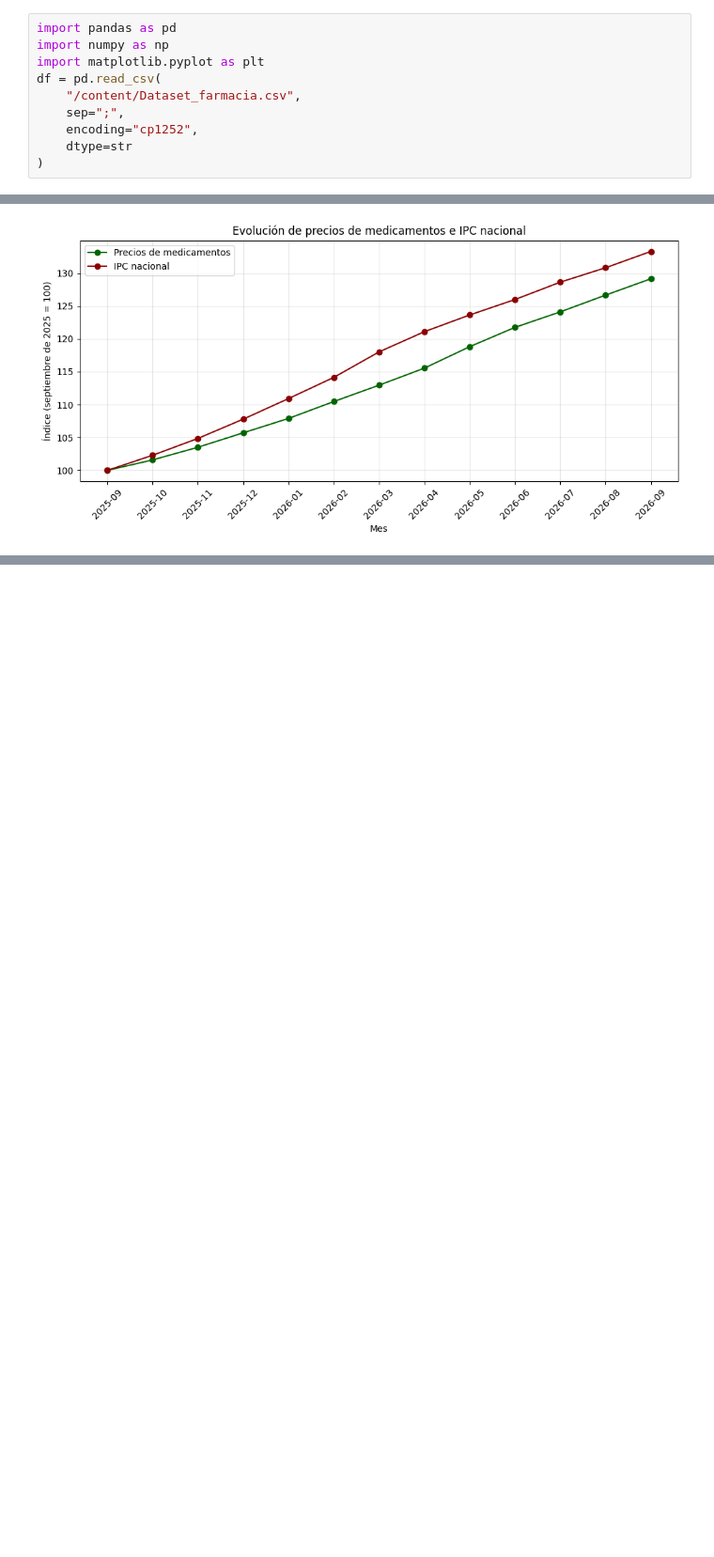
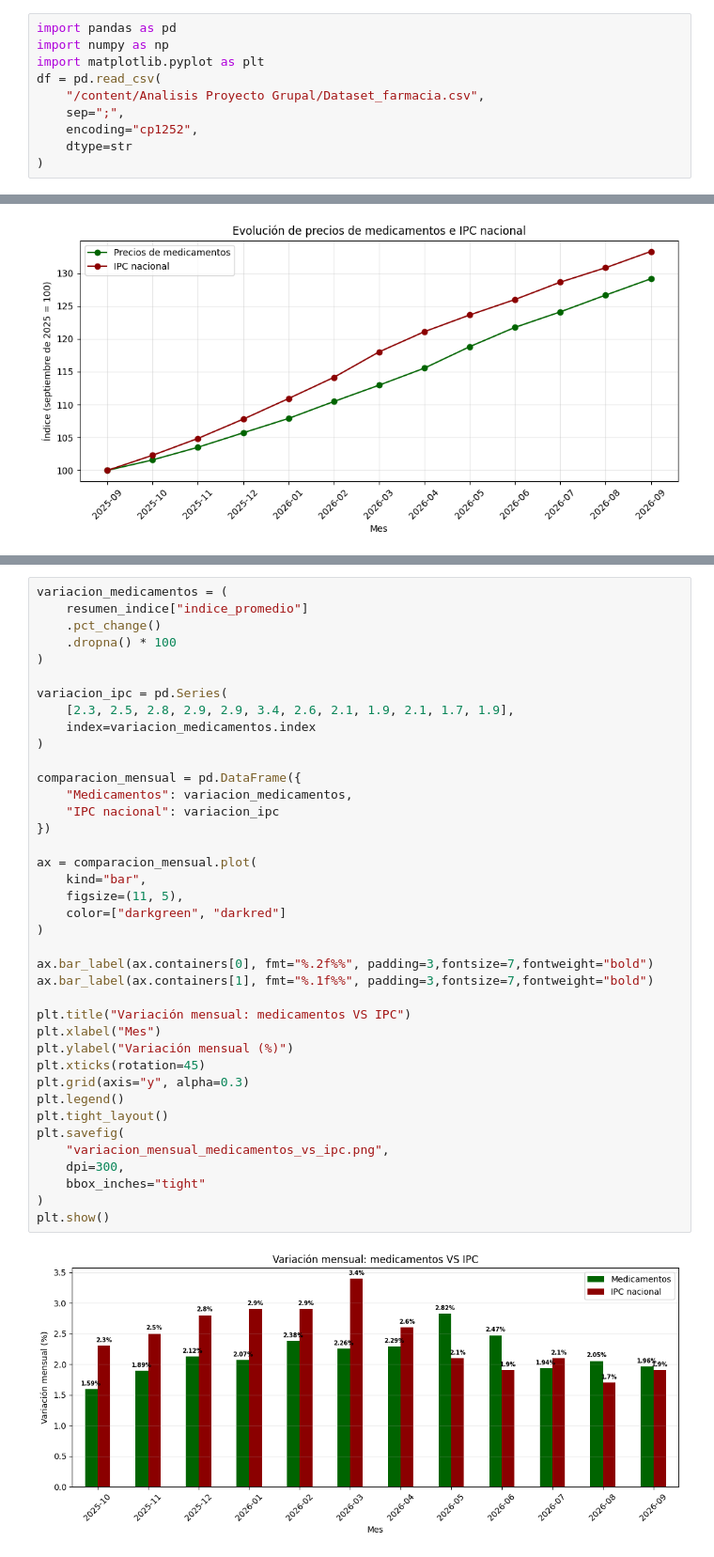
Before and after one commit to fjmv89/Trabajo-Practico-Grupal, a Jupyter notebook: Analisis.ipynb, the cells around one changed output, grey strips where cells are left out. Shown at 94% size. Cells and saved outputs as stored; diff of their text form; blank space fills up the shorter version.

```diff
--- a/Analisis.ipynb
+++ b/Analisis.ipynb
@@ -14,7 +14,7 @@ import pandas as pd
 import numpy as np
 import matplotlib.pyplot as plt
 df = pd.read_csv(
-    "/content/Dataset_farmacia.csv",
+    "/content/Analisis Proyecto Grupal/Dataset_farmacia.csv",
     sep=";",
     encoding="cp1252",
     dtype=str
@@ -575,0 +580,41 @@ plt.show()
+# %%
+variacion_medicamentos = (
+    resumen_indice["indice_promedio"]
+    .pct_change()
+    .dropna() * 100
+)
+
+variacion_ipc = pd.Series(
+    [2.3, 2.5, 2.8, 2.9, 2.9, 3.4, 2.6, 2.1, 1.9, 2.1, 1.7, 1.9],
+    index=variacion_medicamentos.index
+)
+
+comparacion_mensual = pd.DataFrame({
+    "Medicamentos": variacion_medicamentos,
+    "IPC nacional": variacion_ipc
+})
+
+ax = comparacion_mensual.plot(
+    kind="bar",
+    figsize=(11, 5),
+    color=["darkgreen", "darkred"]
+)
+
+ax.bar_label(ax.containers[0], fmt="%.2f%%", padding=3,fontsize=7,fontweight="bold")
+ax.bar_label(ax.containers[1], fmt="%.1f%%", padding=3,fontsize=7,fontweight="bold")
+
+plt.title("Variación mensual: medicamentos VS IPC")
+plt.xlabel("Mes")
+plt.ylabel("Variación mensual (%)")
+plt.xticks(rotation=45)
+plt.grid(axis="y", alpha=0.3)
+plt.legend()
+plt.tight_layout()
+plt.savefig(
+    "variacion_mensual_medicamentos_vs_ipc.png",
+    dpi=300,
+    bbox_inches="tight"
+)
+plt.show()
+# %% [output]
+[figure, added]
```
Also changed, not shown: parts of 11 cells of this notebook.
